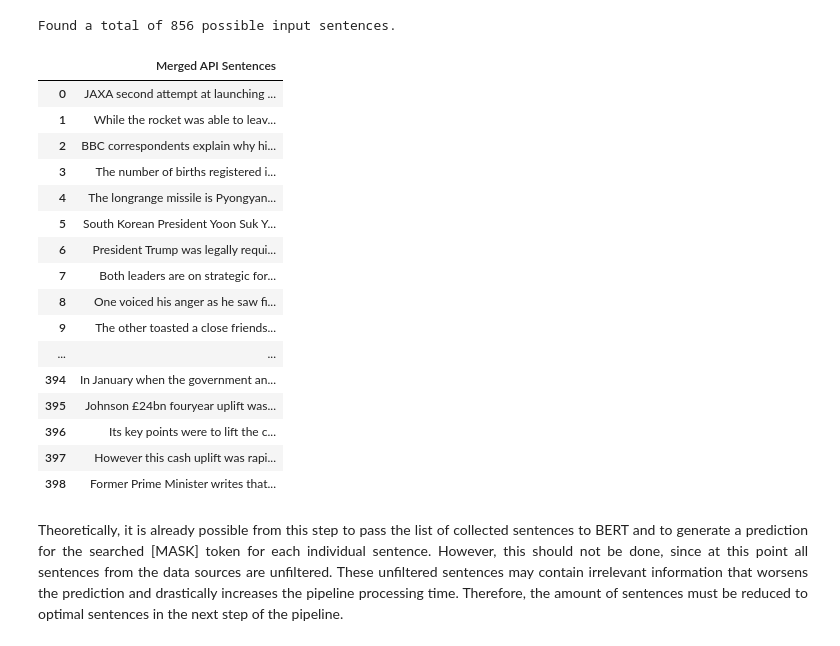
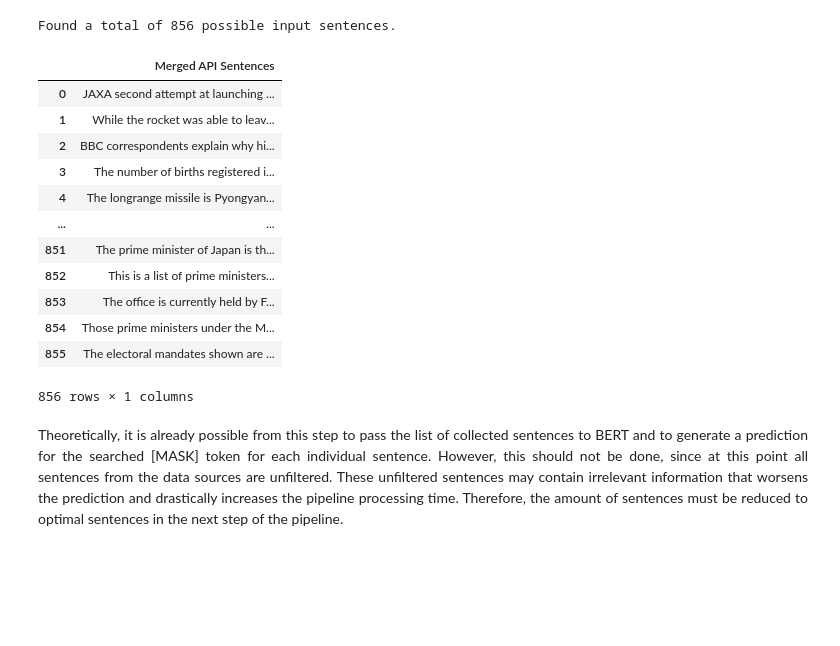
Before and after one commit to SimonKerner/bertuality, a Jupyter notebook: TODO_Notebook.ipynb, the cells around one changed output. Saved outputs shown, nothing was run; the diff lists cells and outputs as text; code cells hidden in the pictures; blank space fills up the shorter version.

```diff
--- a/TODO_Notebook.ipynb
+++ b/TODO_Notebook.ipynb
@@ -18,7 +18,8 @@ from bertuality import BERTuality_loader
 from bertuality import BERTuality_quickstart
 
 import pandas as pd
-pd.set_option('display.max_colwidth', None)
+pd.set_option('display.max_colwidth', 100)
+pd.set_option('display.max_rows', 18)
 import os
 # %% [markdown]
 <p style='text-align: justify;'>Additionally, we need to define a path to our BERTuality package and need to import our pre-saved and pre-trained model. This pre-trained model is equal to "bert-based-uncased". While it is also possible to easily import models via the Hugginface API, we also saved it into the package files. </p>
@@ -210,25 +211,21 @@ print(f"Found a total of {len(merged_data)} possible input sentences.")
 Found a total of 856 possible input sentences.
 # %%
 api_sentences = pd.DataFrame(merged_data, columns=["Merged API Sentences"])
-api_sentences.style.set_properties(**{'text-align': 'left'}).set_table_styles([ dict(selector='th', props=[('text-align', 'center')]) ])
+api_sentences
 # %% [output]
 |  | Merged API Sentences |
 | 0 | JAXA second attempt at launching ... |
 | 1 | While the rocket was able to leav... |
 | 2 | BBC correspondents explain why hi... |
 | 3 | The number of births registered i... |
 | 4 | The longrange missile is Pyongyan... |
-| 5 | South Korean President Yoon Suk Y... |
-| 6 | President Trump was legally requi... |
-| 7 | Both leaders are on strategic for... |
-| 8 | One voiced his anger as he saw fi... |
-| 9 | The other toasted a close friends... |
 | ... | ... |
-| 394 | In January when the government an... |
-| 395 | Johnson £24bn fouryear uplift was... |
-| 396 | Its key points were to lift the c... |
-| 397 | However this cash uplift was rapi... |
-| 398 | Former Prime Minister writes that... |
+| 851 | The prime minister of Japan is th... |
+| 852 | This is a list of prime ministers... |
+| 853 | The office is currently held by F... |
+| 854 | Those prime ministers under the M... |
+| 855 | The electoral mandates shown are ... |
+856 rows × 1 columns
 # %% [markdown]
 <p style='text-align: justify;'>Theoretically, it is already possible from this step to pass the list of collected sentences to BERT and to generate a prediction for the searched [MASK] token for each individual sentence. However, this should not be done, since at this point all sentences from the data sources are unfiltered. These unfiltered sentences may contain irrelevant information that worsens the prediction and drastically increases the pipeline processing time. Therefore, the amount of sentences must be reduced to optimal sentences in the next step of the pipeline.</p>
 # %% [markdown]
```
Also changed, not shown: parts of 8 cells of this notebook.
